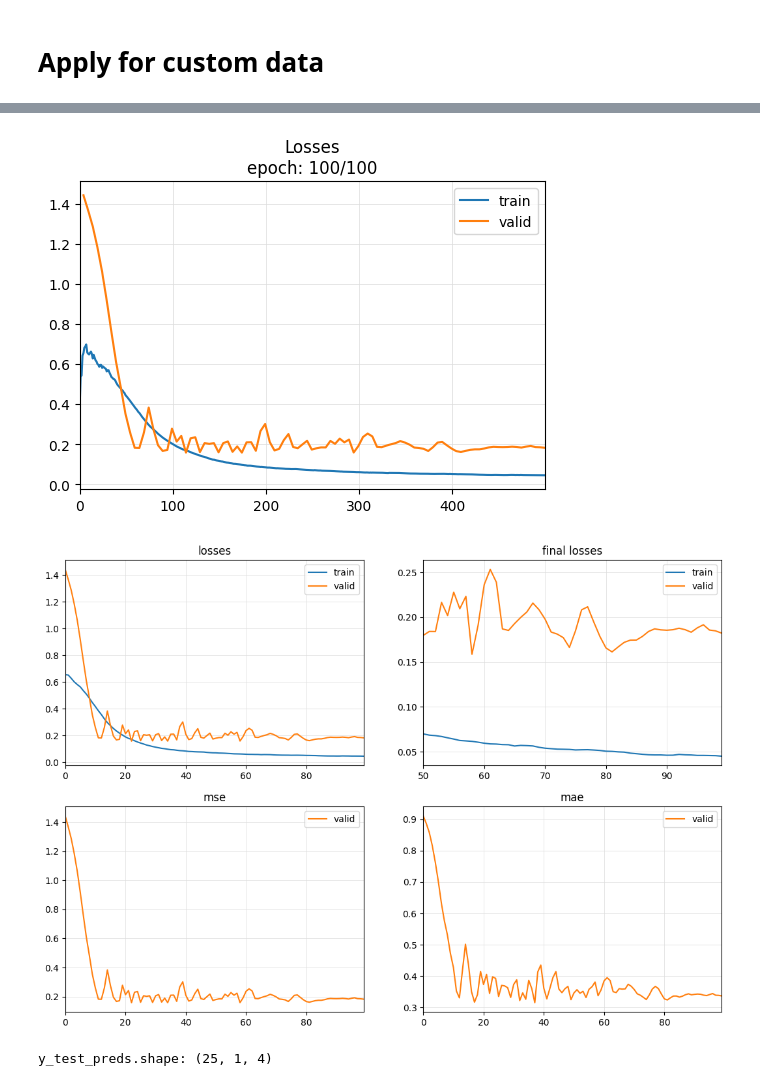
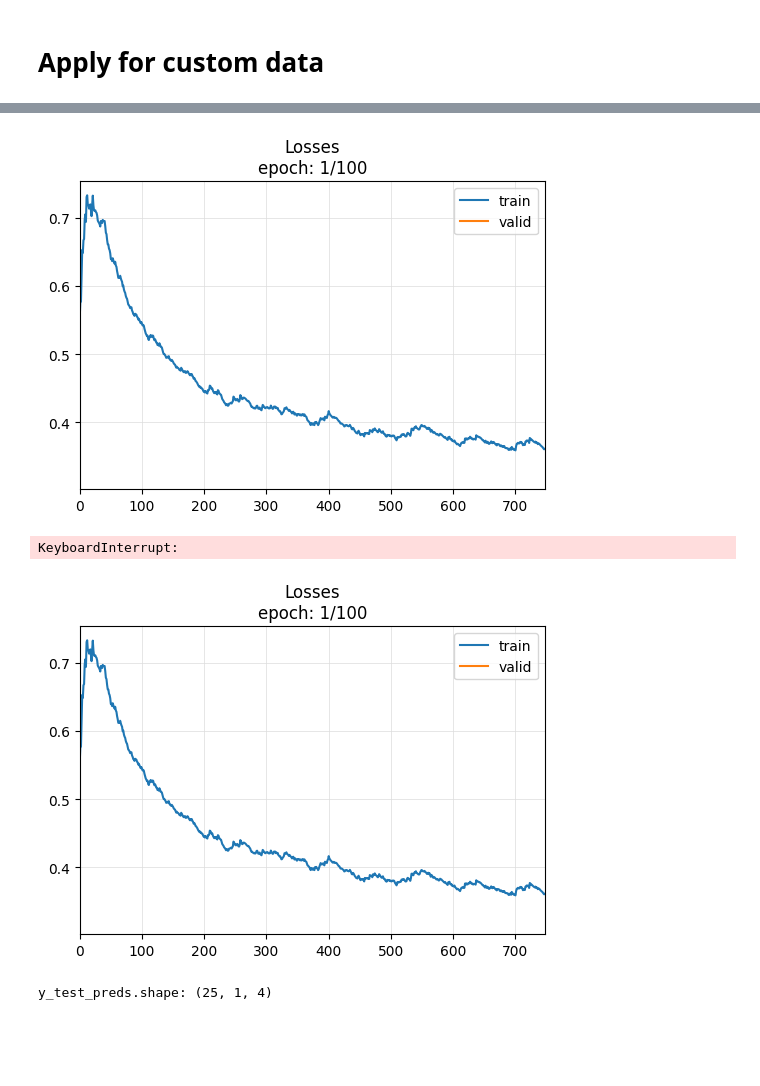
Before and after one commit to ginofft/TimeSeriesAnalysis, a Jupyter notebook: playground.ipynb, the cells around one changed output, grey strips where cells are left out. Drawn from its saved outputs; the diff is of its cells as text; code cells hidden in the pictures; blank space fills up the shorter version.

```diff
--- a/playground.ipynb
+++ b/playground.ipynb
@@ -238,7 +203,7 @@ import pandas as pd
 from pathlib import Path
 from tsai.basics import *
 
-dataPath = Path('data/airline/airline.csv', index_col='Month')
+dataPath = Path('data/ETTh1/ETTh1.csv')
 folderPath = dataPath.parent
 df_raw = pd.read_csv(dataPath)
 df_raw
@@ -280,5 +245,5 @@ Pipeline saved as data\airline\preproc_pipe.pkl
 # %%
-preprocessPipePath = Path('data/airline/preproc_pipe.pkl')
+preprocessPipePath = Path('data/ETTh1/preproc_pipe.pkl')
 
 preproc_pipe = load_object(preprocessPipePath)
 df = preproc_pipe.fit_transform(df_raw)
@@ -307,6 +272,6 @@ Final memory usage  : 1.53 KB    (-35.5%)
 # %%
-fcst_history = 16 # # steps in the past
-fcst_horizon = 4 # # steps in the future
+fcst_history = 168 # # steps in the past
+fcst_horizon = 48 # # steps in the future
 valid_size   = 0.1  # int or float indicating the size of the training set
 test_size    = 0.2  # int or float indicating the size of the test set
 
@@ -321,7 +286,7 @@ splits
 columns = df.columns[1:]
 train_split = splits[0]
 
-scalePipePath = Path('data/airline/scale_pipe.pkl')
+scalePipePath = Path('data/ETTh1/scale_pipe.pkl')
 # pipeline
 scale_pipe = sklearn.pipeline.Pipeline([
     ('scaler', TSStandardScaler(columns=columns)), # standardize data using train_split
@@ -404,14 +369,15 @@ lr_max = learn.lr_find().valley
 # %%
-modelPath = Path('data/airline')
+modelPath = Path('data/ETTh1')
 learn = TSForecaster(X, y, splits=splits, batch_size=16, path=modelPath, pipelines=[preproc_pipe, scale_pipe],
                      arch="PatchTST", arch_config=arch_config, metrics=[mse, mae], cbs=[ShowGraph()])
 
 n_epochs = 100
 learn.fit_one_cycle(n_epochs, lr_max=lr_max)
 learn.export('patchTST.pt')
 # %% [output]
-[figure, old version]
+[figure, new version]
+KeyboardInterrupt:
-[figure, old version]
+[figure, new version]
 # %%
 from tsai.inference import load_learner
 from sklearn.metrics import mean_squared_error, mean_absolute_error
```
Also changed, not shown: parts of 17 cells of this notebook, 3 other files.
